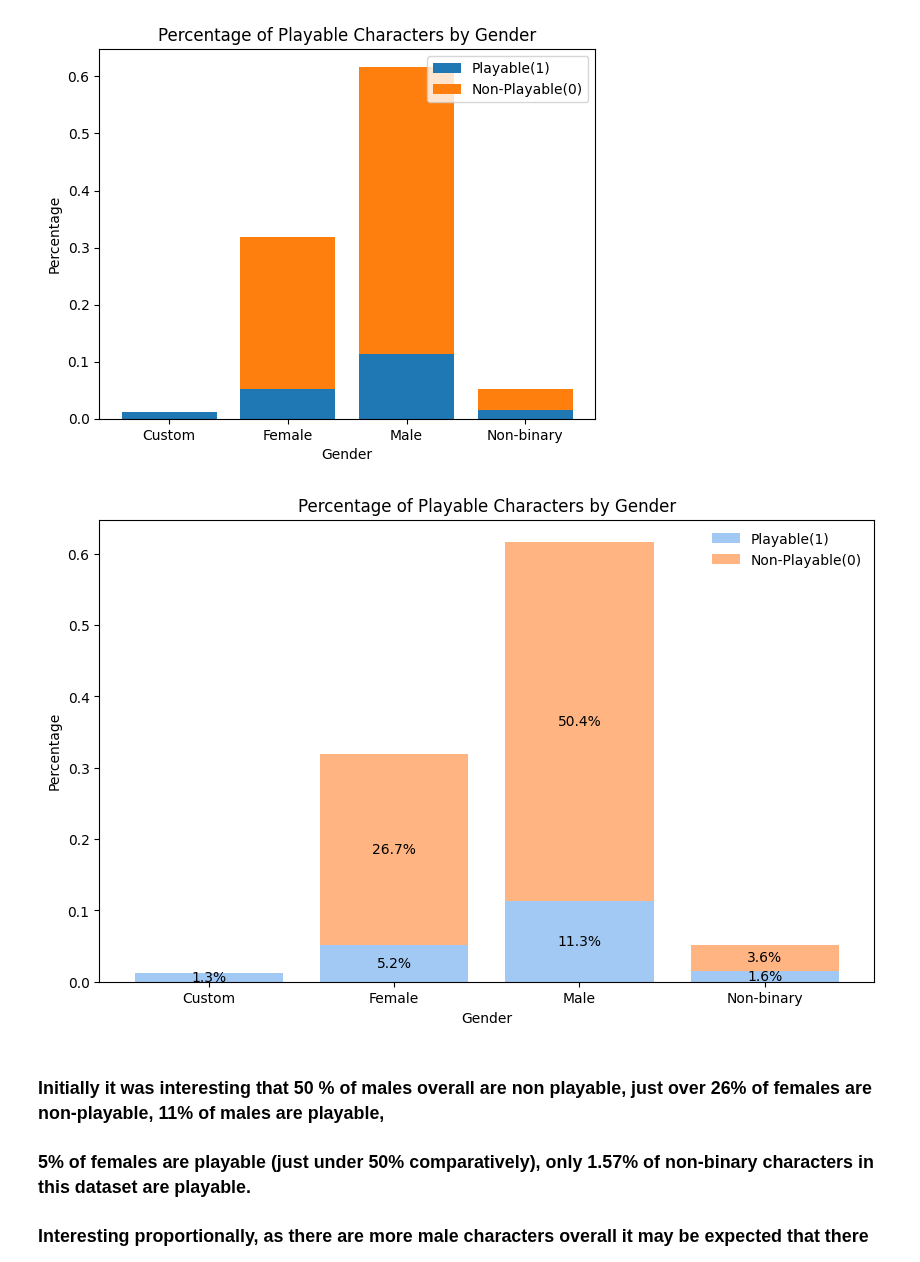
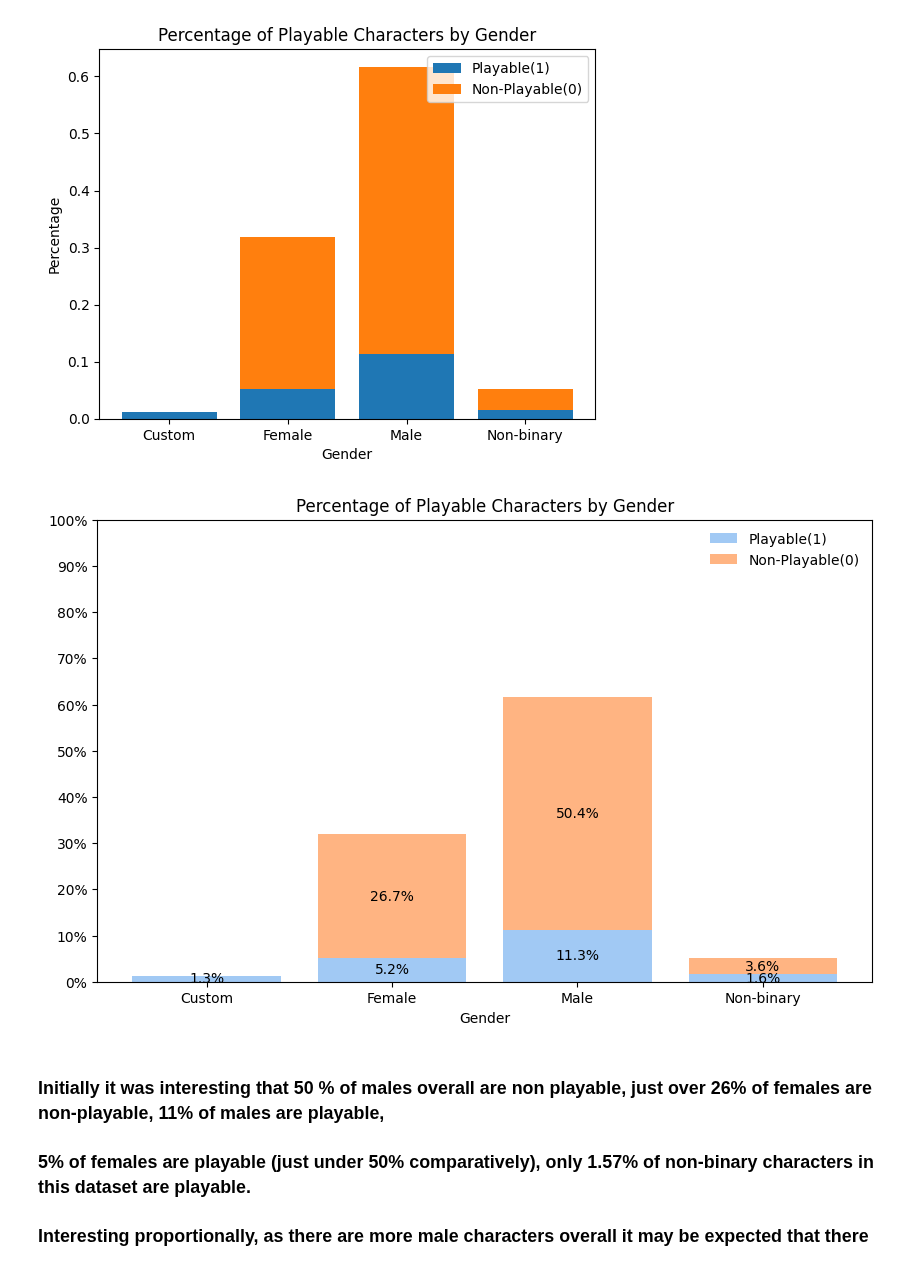
Before and after one commit to hayleyyryan/CFG_Degree_Project_Group_4, a Jupyter notebook: notebooks/archive/character_and_sexualization.ipynb, the cells around one changed output. Cells and saved outputs as stored; diff of their text form; code cells hidden in the pictures.

```diff
--- a/notebooks/archive/character_and_sexualization.ipynb
+++ b/notebooks/archive/character_and_sexualization.ipynb
@@ -325,36 +325,41 @@ colors = sns.color_palette('pastel', n_colors=2)
 # calculating proportions
 playable_gen = df_char[['Gender', 'Playable']].value_counts(normalize=True)
 playable_gen_df = playable_gen.unstack()
 
 # data
 gender_pl = playable_gen_df.index
 playable_y = playable_gen_df[1]
 playable_n = playable_gen_df[0]
 
 
 fig, ax = plt.subplots(figsize=(10, 6))
 
 # bars
 ax.bar(gender_pl, playable_y, label='Playable(1)', color=colors[0])
 ax.bar(gender_pl, playable_n, label='Non-Playable(0)', bottom=playable_y, color=colors[1])
 
 # % on bars
 for c in ax.containers:
     labels = [f'{v * 100:.1f}%' for v in c.datavalues]
     ax.bar_label(c, labels=labels, label_type='center', fontsize=10)
 
 
 ax.set_xlabel('Gender')
-ax.set_ylabel('Percentage')
 ax.set_title('Percentage of Playable Characters by Gender')
 
 
+# Ajustar el formato del eje Y para mostrar valores como porcentajes
+ax.set_ylim(0, 1)  # Limitar el eje Y para que vaya de 0 a 1 (equivalente a 0% a 100%)
+ax.set_yticks([i/10 for i in range(0, 11)])  # Colocar las etiquetas del eje Y en incrementos de 0.1
+ax.set_yticklabels([f'{int(x*100)}%' for x in ax.get_yticks()])  # Convertir las etiquetas a formato de porcentaje
+
+# Añadir la leyenda en la parte superior derecha sin marco
 ax.legend(loc='upper right', frameon=False)
 
-
+# Mostrar el gráfico
 plt.show()
 # %% [output]
-[figure, old version]
+[figure, new version]
 # %% [markdown]
 ### Initially it was interesting that 50 % of males overall are non playable, just over 26% of females are non-playable, 11% of  males are playable,
 ### 5% of females are playable (just under 50% comparatively), only 1.57% of non-binary characters in this dataset are playable.
```
Also changed, not shown: parts of 1 cell of this notebook.
